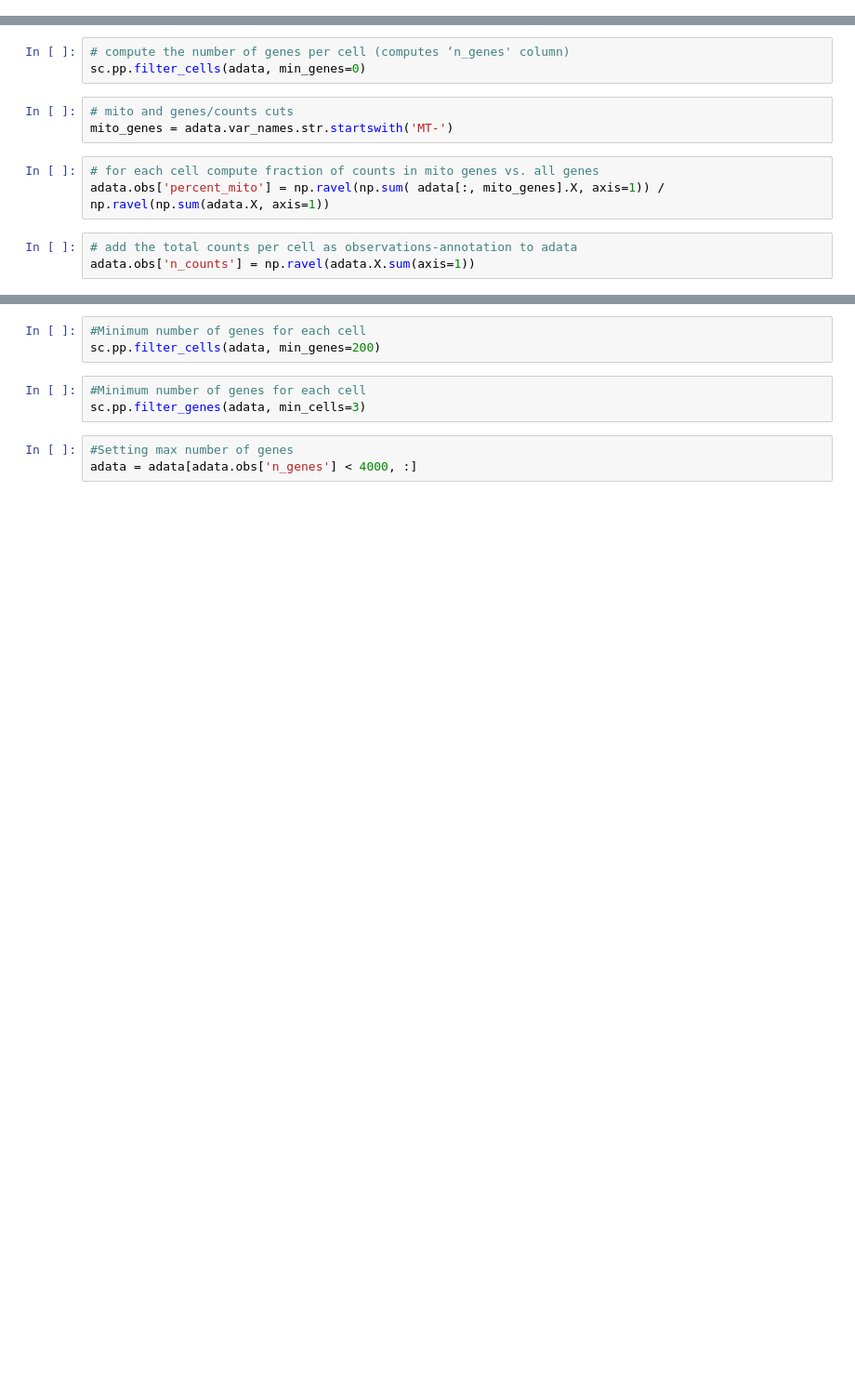
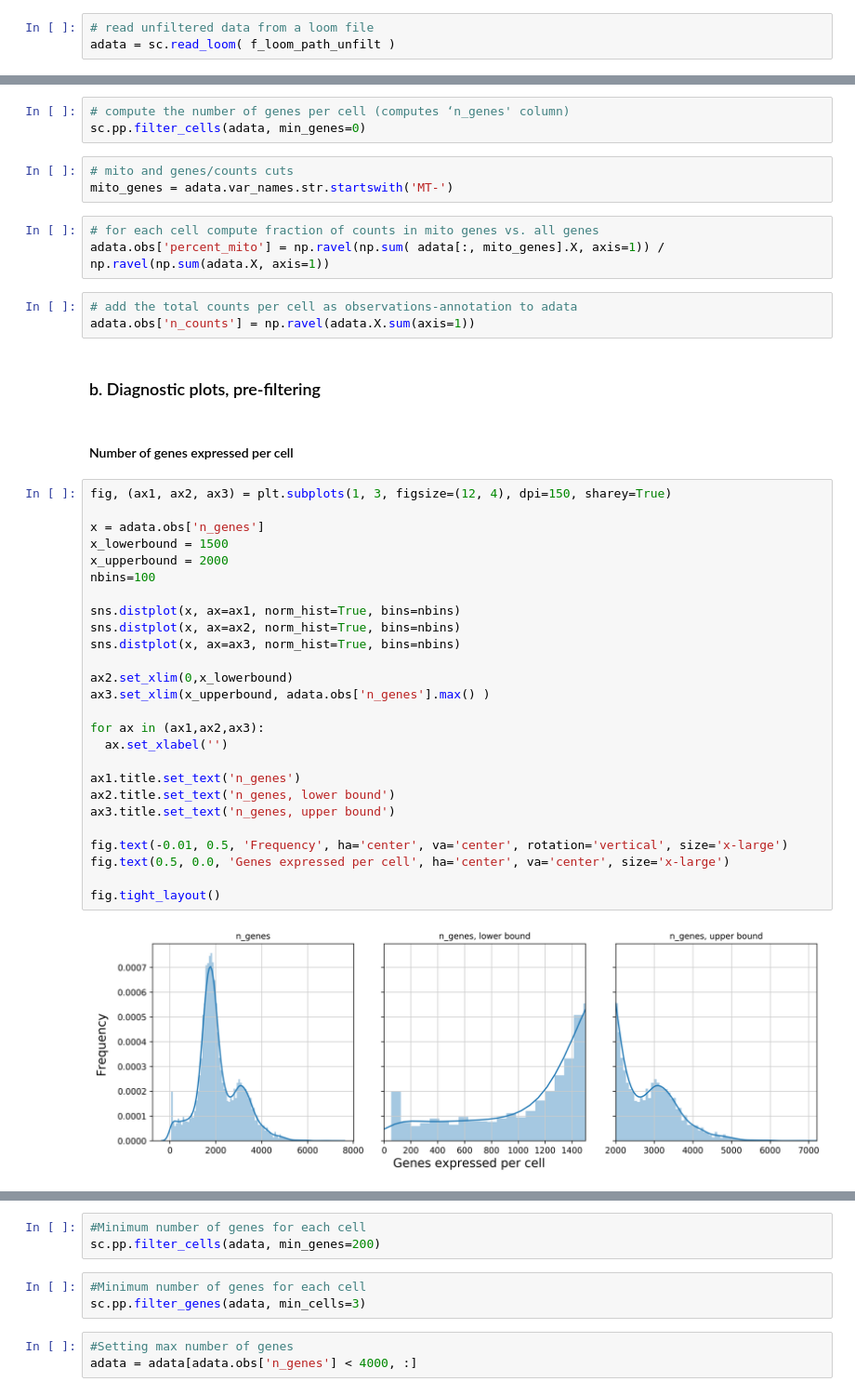
Before and after one commit to carlos-a-enriquez/dask_k8s, a Jupyter notebook: PBMC_project/PBMC10k_SCENIC_short-version.ipynb, the cells around one changed output, grey strips where cells are left out. Shown at 93% size. Saved outputs shown, nothing was run; the diff lists cells and outputs as text; blank space fills up the shorter version.

Commit message:
Resolving the filtering steps to carry out

```diff
--- a/PBMC_project/PBMC10k_SCENIC_short-version.ipynb
+++ b/PBMC_project/PBMC10k_SCENIC_short-version.ipynb
@@ -71,0 +89,3 @@ adata.var_names_make_unique()
+# %%
+# read unfiltered data from a loom file
+adata = sc.read_loom( f_loom_path_unfilt )
@@ -81,3 +127,35 @@ adata.obs['percent_mito'] = np.ravel(np.sum( adata[:, mito_genes].X, axis=1)) /
 # %%
 # add the total counts per cell as observations-annotation to adata
 adata.obs['n_counts'] = np.ravel(adata.X.sum(axis=1))
+# %% [markdown]
+### b. Diagnostic plots, pre-filtering
+# %% [markdown]
+#### Number of genes expressed per cell
+# %%
+fig, (ax1, ax2, ax3) = plt.subplots(1, 3, figsize=(12, 4), dpi=150, sharey=True)
+
+x = adata.obs['n_genes']
+x_lowerbound = 1500
+x_upperbound = 2000
+nbins=100
+
+sns.distplot(x, ax=ax1, norm_hist=True, bins=nbins)
+sns.distplot(x, ax=ax2, norm_hist=True, bins=nbins)
+sns.distplot(x, ax=ax3, norm_hist=True, bins=nbins)
+
+ax2.set_xlim(0,x_lowerbound)
+ax3.set_xlim(x_upperbound, adata.obs['n_genes'].max() )
+
+for ax in (ax1,ax2,ax3):
+  ax.set_xlabel('')
+
+ax1.title.set_text('n_genes')
+ax2.title.set_text('n_genes, lower bound')
+ax3.title.set_text('n_genes, upper bound')
+
+fig.text(-0.01, 0.5, 'Frequency', ha='center', va='center', rotation='vertical', size='x-large')
+fig.text(0.5, 0.0, 'Genes expressed per cell', ha='center', va='center', size='x-large')
+
+fig.tight_layout()
+# %% [output]
+[figure, added]
```
Also changed, not shown: parts of 22 cells of this notebook, 1 other file.
